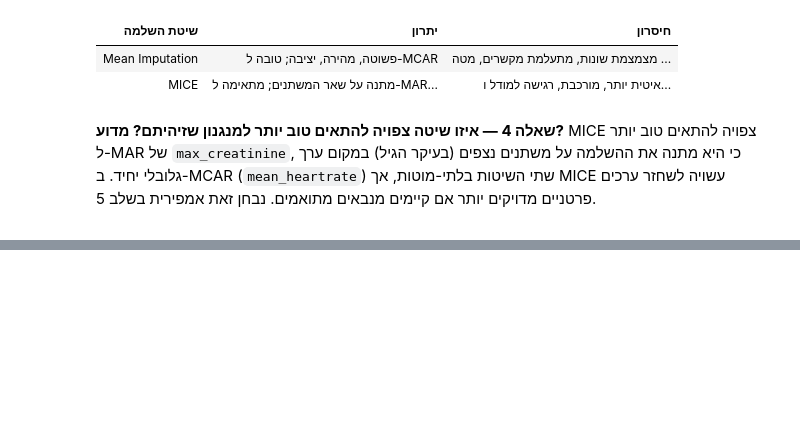
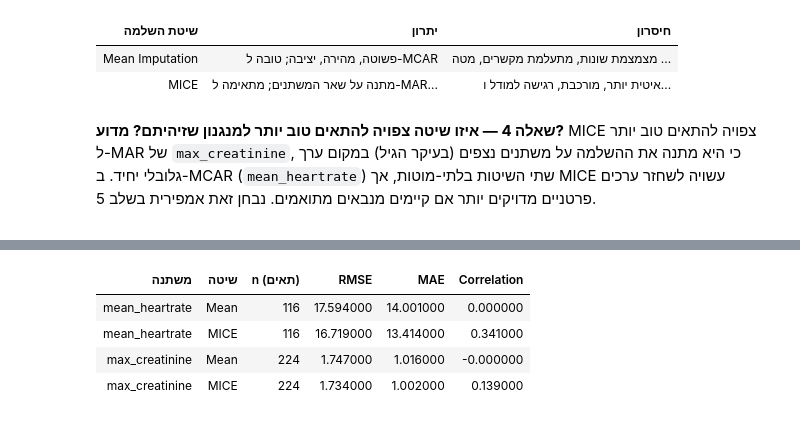
Before and after one commit to Roybin12/medical-machine-learning-, a Jupyter notebook: assignment.ipynb, the cells around one changed output, grey strips where cells are left out. Drawn from its saved outputs; the diff is of its cells as text; code cells hidden in the pictures; blank space fills up the shorter version.

```diff
--- a/assignment.ipynb
+++ b/assignment.ipynb
@@ -404,0 +415,32 @@ MICE צפויה להתאים טוב יותר ל-MAR של `max_creatinine`, כי
+# %%
+# === שלב 5א: מדדי איכות השלמה על תאים מלאכותיים ב-test ===
+from sklearn.metrics import mean_squared_error, mean_absolute_error
+
+def safe_corr(a, b):
+    if np.std(a) == 0 or np.std(b) == 0:
+        return np.nan
+    return float(np.corrcoef(a, b)[0, 1])
+
+rows = []
+for col in ["mean_heartrate", "max_creatinine"]:
+    mask = (df_original[col].notna() & df_missing[col].isna()).loc[X_test.index]
+    idx = mask[mask].index
+    true = df_original.loc[idx, col].to_numpy()
+    for method in ["Mean", "MICE"]:
+        pred = Ximp[method]["test"].loc[idx, col].to_numpy()
+        c = safe_corr(true, pred)
+        rows.append({
+            "משתנה": col, "שיטה": method, "n (תאים)": len(idx),
+            "RMSE": round(mean_squared_error(true, pred) ** 0.5, 3),
+            "MAE": round(mean_absolute_error(true, pred), 3),
+            "Correlation": "—" if np.isnan(c) else round(c, 3),
+        })
+
+quality = pd.DataFrame(rows)
+display(rtl(quality))
+# %% [output]
+| משתנה | שיטה | n (תאים) | RMSE | MAE | Correlation |
+| mean_heartrate | Mean | 116 | 17.594000 | 14.001000 | 0.000000 |
+| mean_heartrate | MICE | 116 | 16.719000 | 13.414000 | 0.341000 |
+| max_creatinine | Mean | 224 | 1.747000 | 1.016000 | -0.000000 |
+| max_creatinine | MICE | 224 | 1.734000 | 1.002000 | 0.139000 |
```
Also changed, not shown: parts of 3 cells of this notebook.
